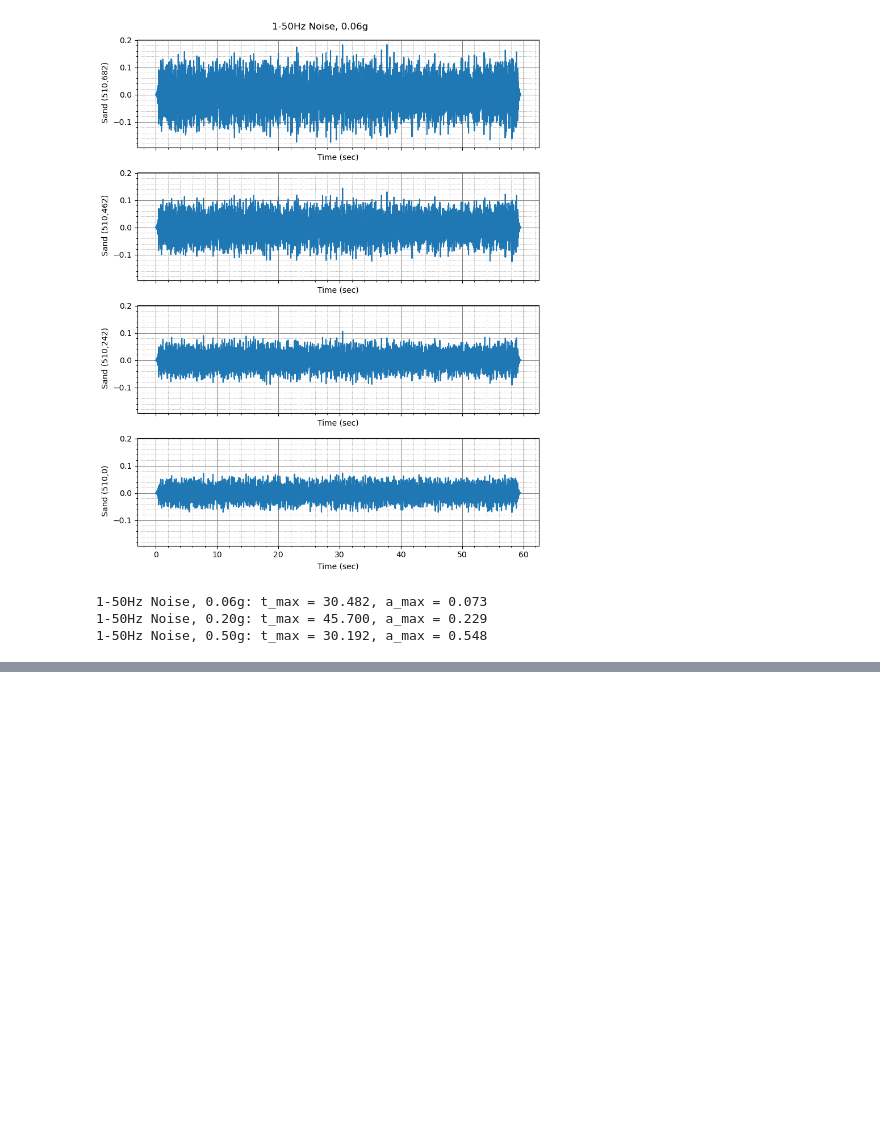
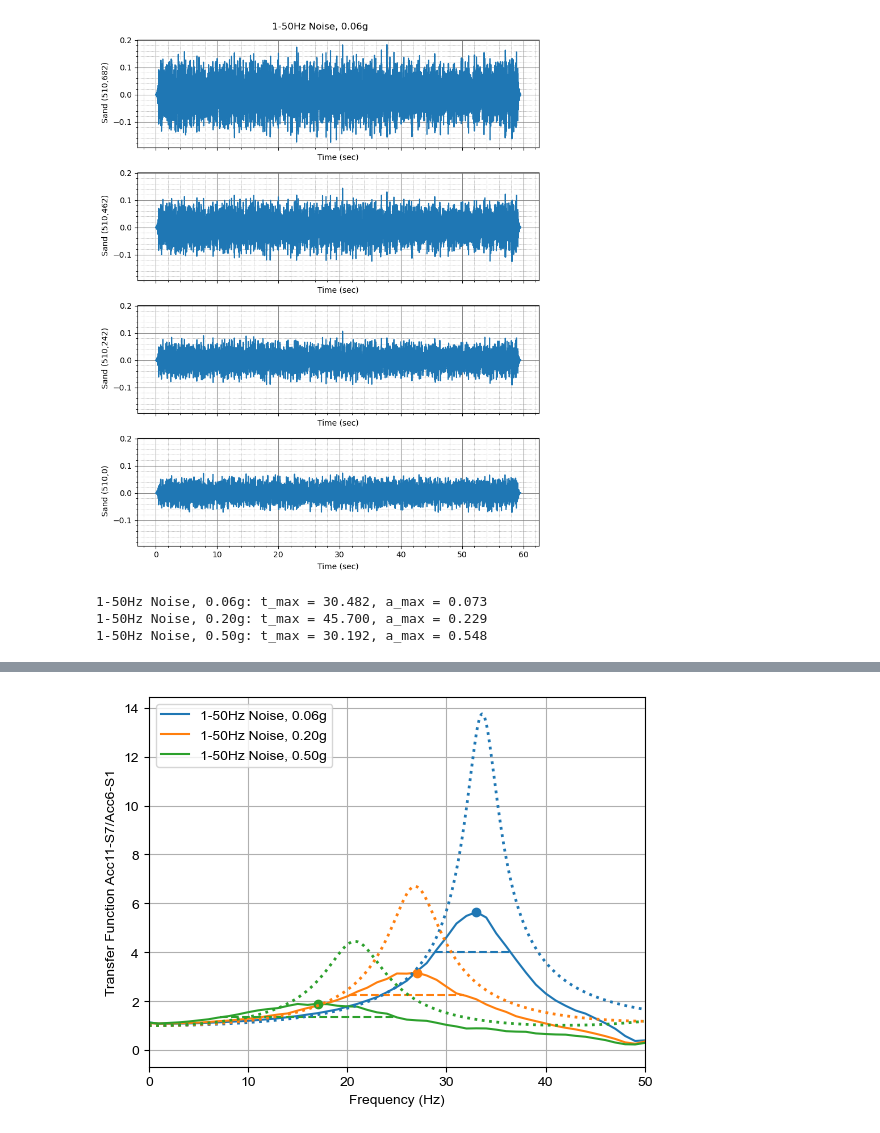
Before and after one commit to dkaramitros/pyDySP, a Jupyter notebook: examples/example_1.ipynb, the cells around one changed output, grey strips where cells are left out. Cells and saved outputs as stored; diff of their text form; code cells hidden in the pictures; blank space fills up the shorter version.

```diff
--- a/examples/example_1.ipynb
+++ b/examples/example_1.ipynb
@@ -153,0 +171,5 @@ leg=ax.legend()
+# %%
+# Export data
+for t in test:
+    #t.export_to_csv(filename = t.filename.split("\\")[-1].split(".")[0]+".csv")
+    pass
@@ -160,0 +237,29 @@ leg=ax.legend()
+# %%
+# Prepare Analysis
+ax1_ = ax1
+Vs0 = 135
+outputs = []
+for i,t in enumerate(test):
+    # Run PyStrata
+    soiltype_sand = pystrata.site.SoilType.from_published("Sand", 16.5, "Vucetic & Dobry (91), PI=0", "Vucetic & Dobry (91), PI=0")
+    soiltype_rock = pystrata.site.SoilType("Bedrock", 20.0, None, 0.01)
+    layers = [ pystrata.site.Layer(soiltype_sand, 0.1, Vs0*z**0.25) for z in np.arange(0.05,0.7,0.1) ]
+    layers.append( pystrata.site.Layer(soiltype_rock, 0, 2000) )
+    profile = pystrata.site.Profile(layers)
+    input_motion = pystrata.motion.TimeSeriesMotion(t.filename, t.description, t.channel[0]._timestep, t.channel[0].timehistory()[0][1])
+    freqs = np.arange(0, 50, 0.1)
+    outputs.append(pystrata.output.OutputCollection([
+        pystrata.output.AccelTransferFunctionOutput( freqs,
+            pystrata.output.OutputLocation("within", index=-1),
+            pystrata.output.OutputLocation("outcrop", index=0),
+        ),
+    ]))
+    calculator = pystrata.propagation.EquivalentLinearCalculator()
+    calculator(input_motion, profile, profile.location("within", index=-1))
+    outputs[i](calculator)
+    # Plot Output
+    col = ax1.get_lines()[3*i].get_color()
+    ax1_.plot(freqs,outputs[i][0].values,color=col,linestyle="dotted")
+ax1_.get_figure()
+# %% [output]
+[figure, added]
```
Also changed, not shown: parts of 20 cells of this notebook.
